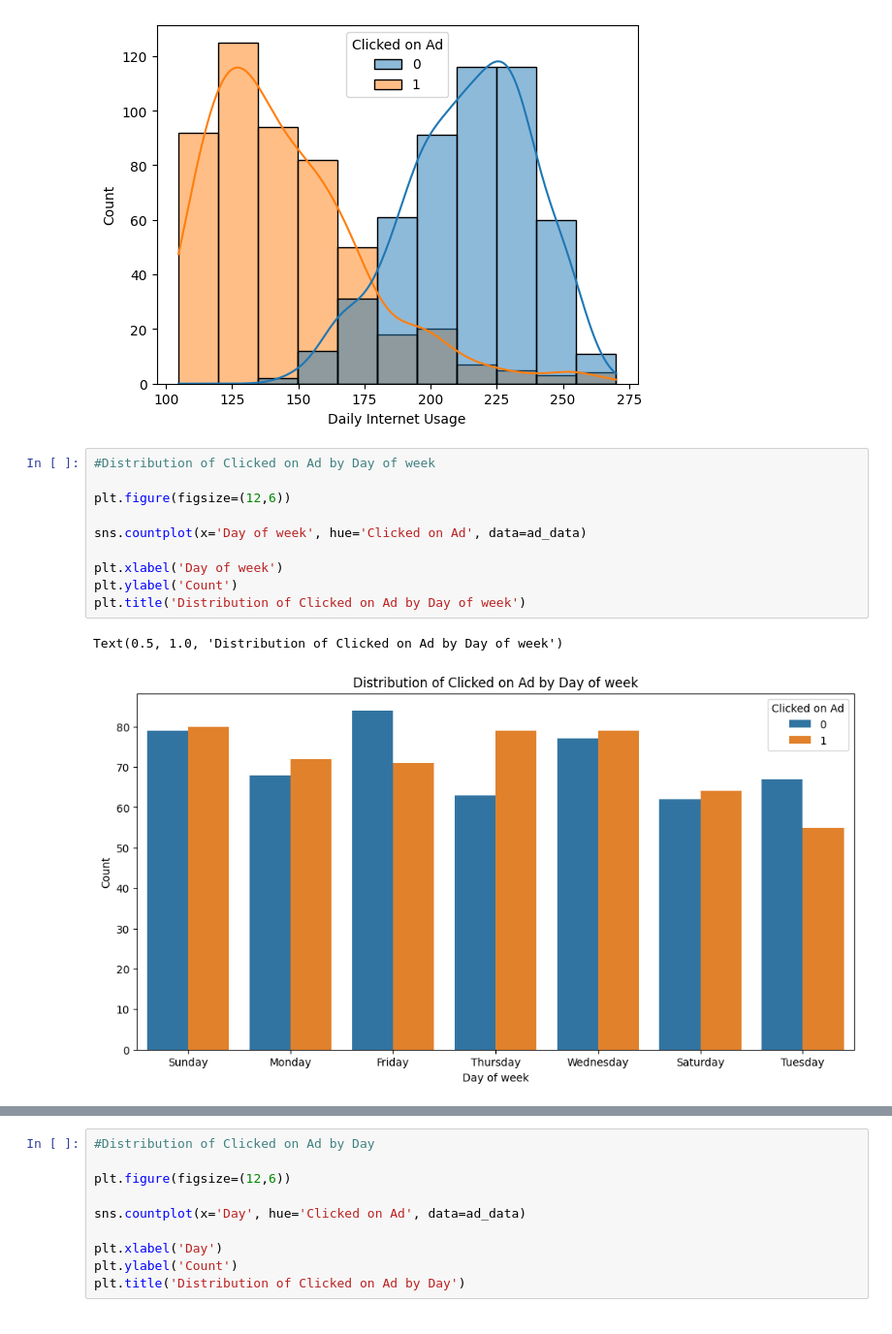
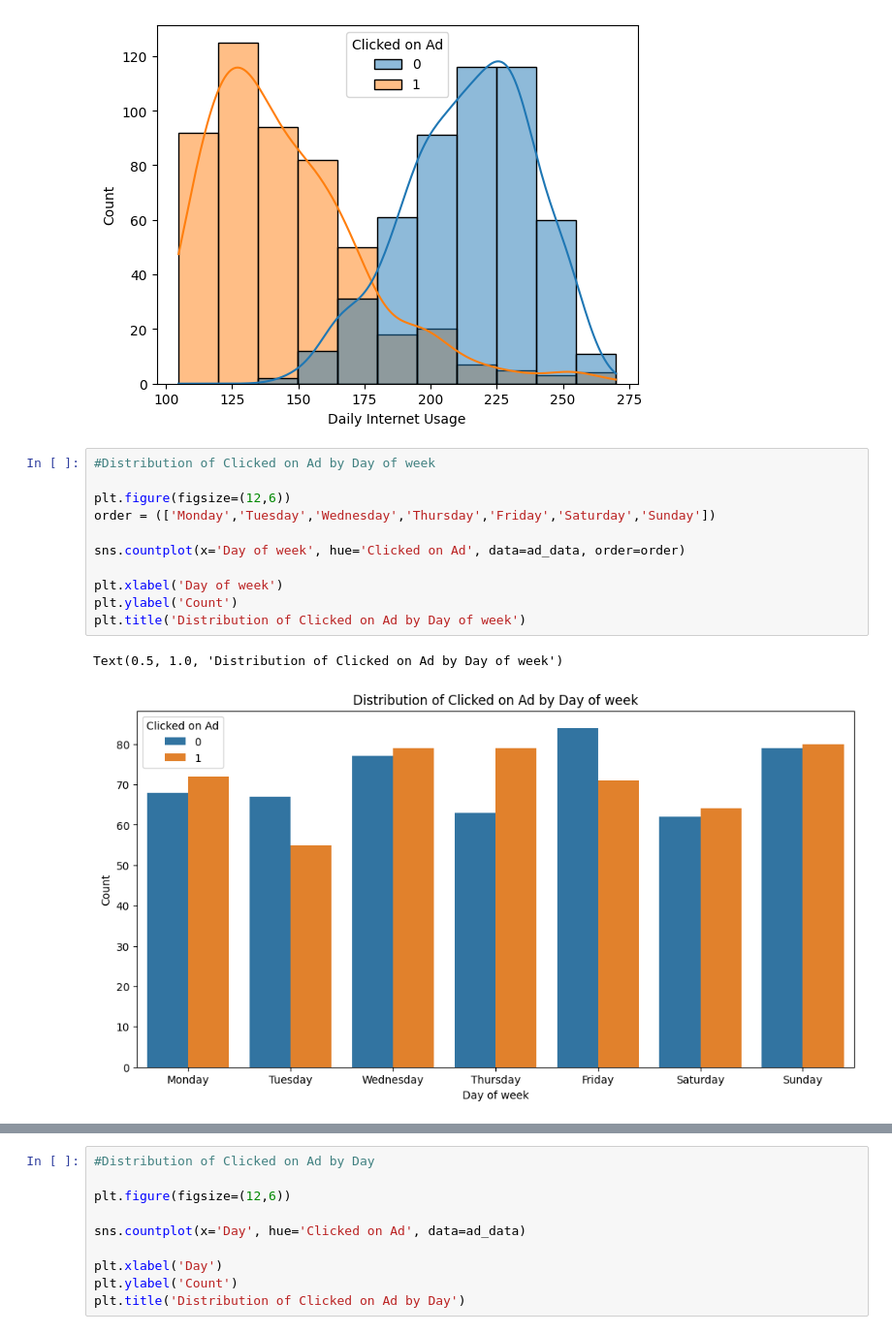
Before and after one commit to kamala2dt/Predict-Clicks-on-Ads, a Jupyter notebook: predict-clicks-on-ads-logistic-regression.ipynb, the cells around one changed output, grey strips where cells are left out. Shown at 97% size. Saved outputs shown, nothing was run; the diff lists cells and outputs as text.

Commit message:
Kaggle Notebook | Predict Clicks on Ads ~Logistic Regression~ | Version 2

```diff
--- a/predict-clicks-on-ads-logistic-regression.ipynb
+++ b/predict-clicks-on-ads-logistic-regression.ipynb
@@ -155,13 +155,14 @@ sns.histplot(data = ad_data,x = 'Daily Internet Usage', hue = 'Clicked on Ad',kd
 # %%
 #Distribution of Clicked on Ad by Day of week
 
 plt.figure(figsize=(12,6))
+order = (['Monday','Tuesday','Wednesday','Thursday','Friday','Saturday','Sunday'])
 
-sns.countplot(x='Day of week', hue='Clicked on Ad', data=ad_data)
+sns.countplot(x='Day of week', hue='Clicked on Ad', data=ad_data, order=order)
 
 plt.xlabel('Day of week')
 plt.ylabel('Count')
 plt.title('Distribution of Clicked on Ad by Day of week')
 # %% [output]
 Text(0.5, 1.0, 'Distribution of Clicked on Ad by Day of week')
-[figure, old version]
+[figure, new version]
```
Also changed, not shown: parts of 2 cells of this notebook.
